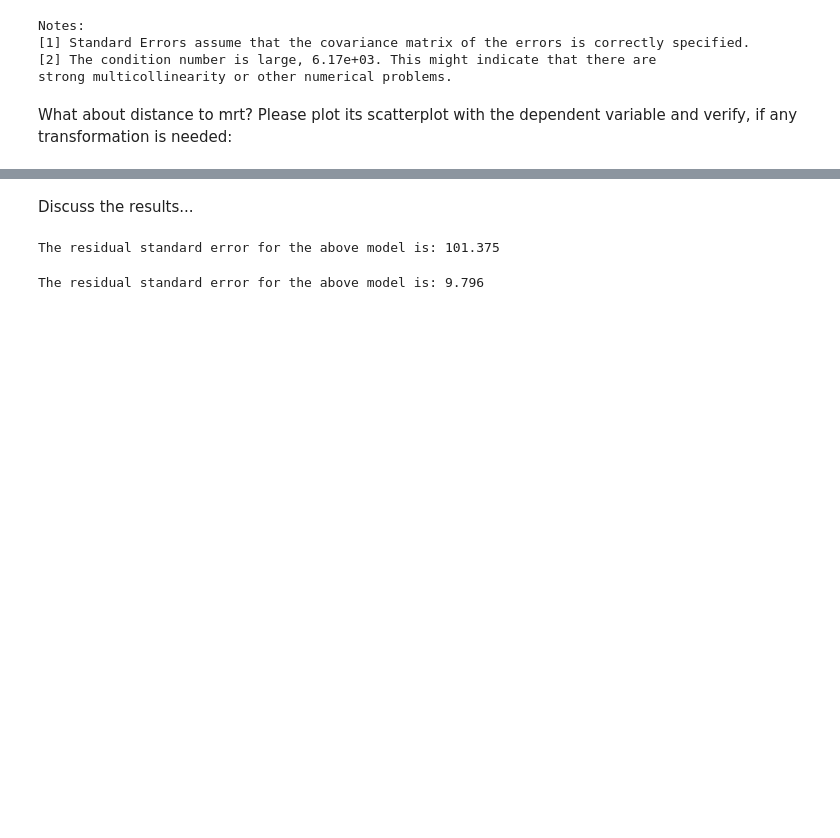
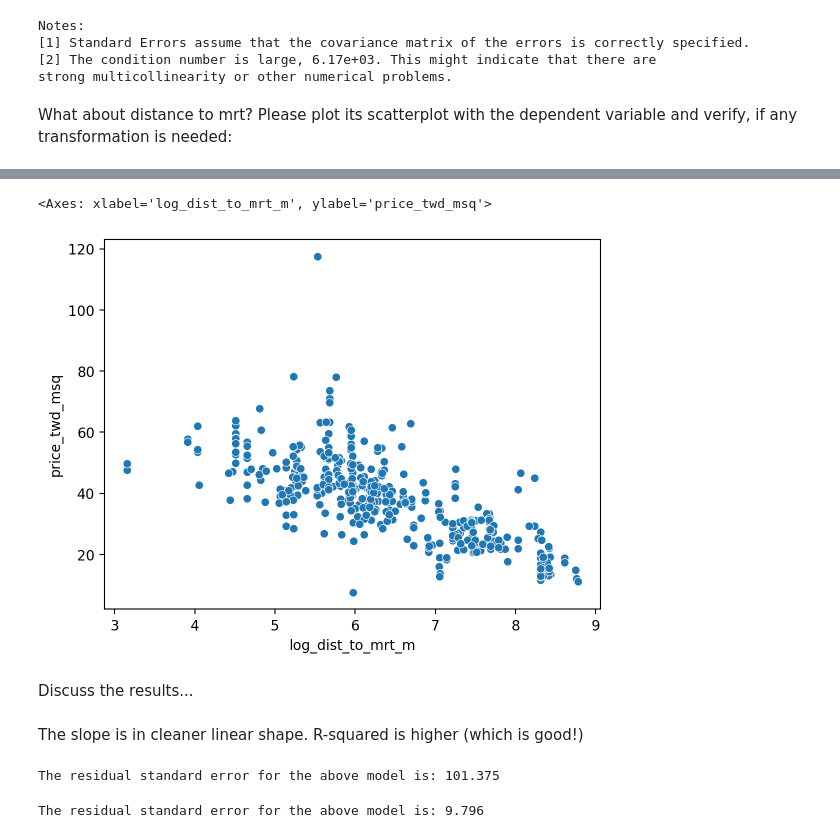
Before and after one commit to kingb6/Data_Preprocessing_Report, a Jupyter notebook: 11-multivariate.ipynb, the cells around one changed output, grey strips where cells are left out. Cells and saved outputs as stored; diff of their text form; code cells hidden in the pictures; blank space fills up the shorter version.

```diff
--- a/11-multivariate.ipynb
+++ b/11-multivariate.ipynb
@@ -330,2 +340,6 @@ What about distance to mrt? Please plot its scatterplot with the dependent varia
 # %%
 # If any transformation is necessary, please estimate the Model3 with the transformed distance to mrt.
+df_estate['log_dist_to_mrt_m'] = np.log(df_estate['dist_to_mrt_m'])
+model3 = smf.ols('price_twd_msq ~ log_dist_to_mrt_m + house_age_0_15 + house_age_30_45', data = df_estate)
+result3 = model3.fit()
+result3.summary()
@@ -332,5 +368,12 @@ What about distance to mrt? Please plot its scatterplot with the dependent varia
+# %%
+sns.scatterplot(data=df_estate, x='log_dist_to_mrt_m', y='price_twd_msq')
+# %% [output]
+<Axes: xlabel='log_dist_to_mrt_m', ylabel='price_twd_msq'>
+[figure, added]
 # %% [markdown]
 Discuss the results...
+# %% [markdown]
+The slope is in cleaner linear shape. R-squared is higher (which is good!)
 # %%
 #Calculating residual standard error of Model1
 mse_result1 = model1.mse_resid
```
Also changed, not shown: parts of 15 cells of this notebook.
